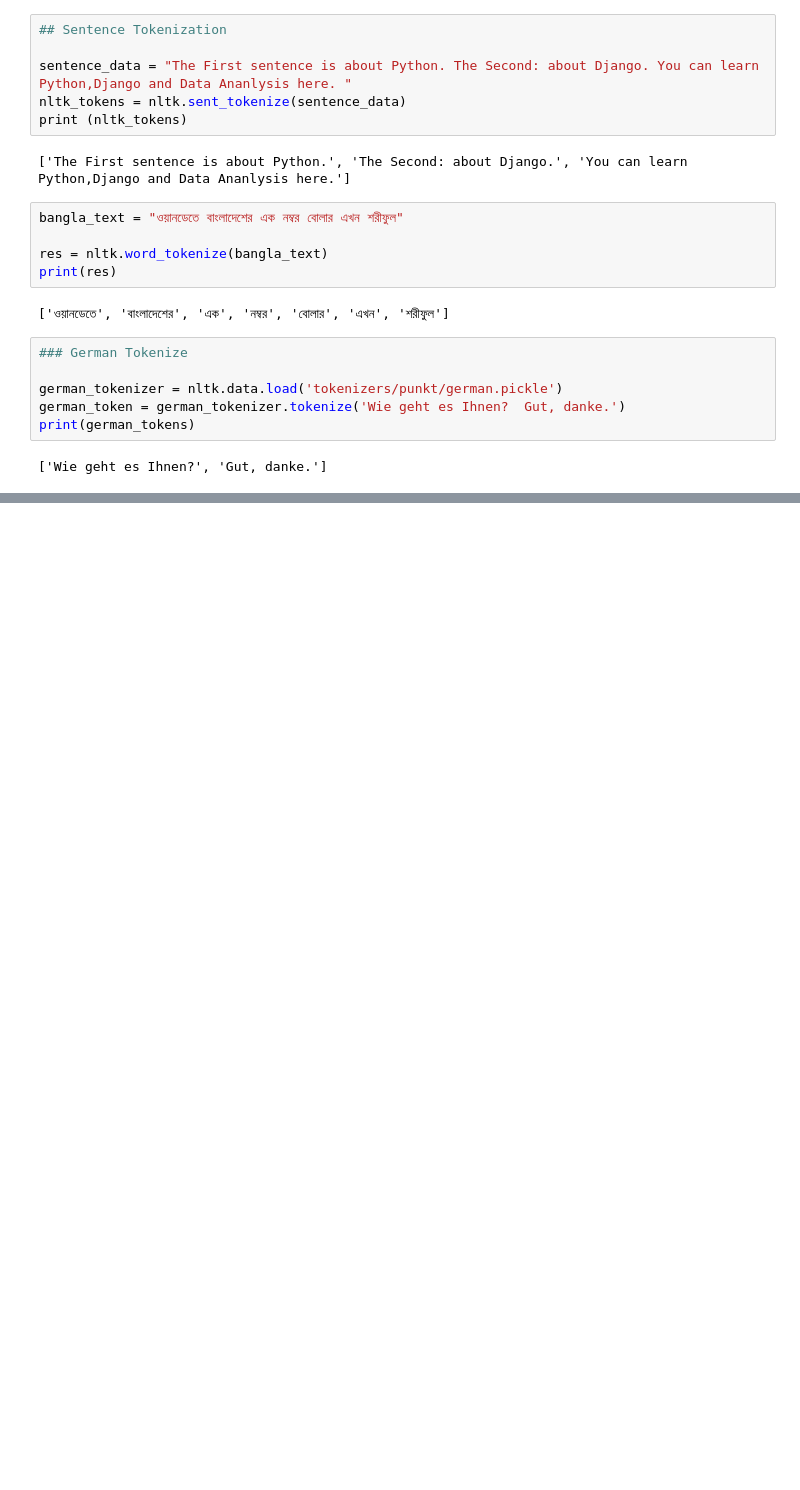
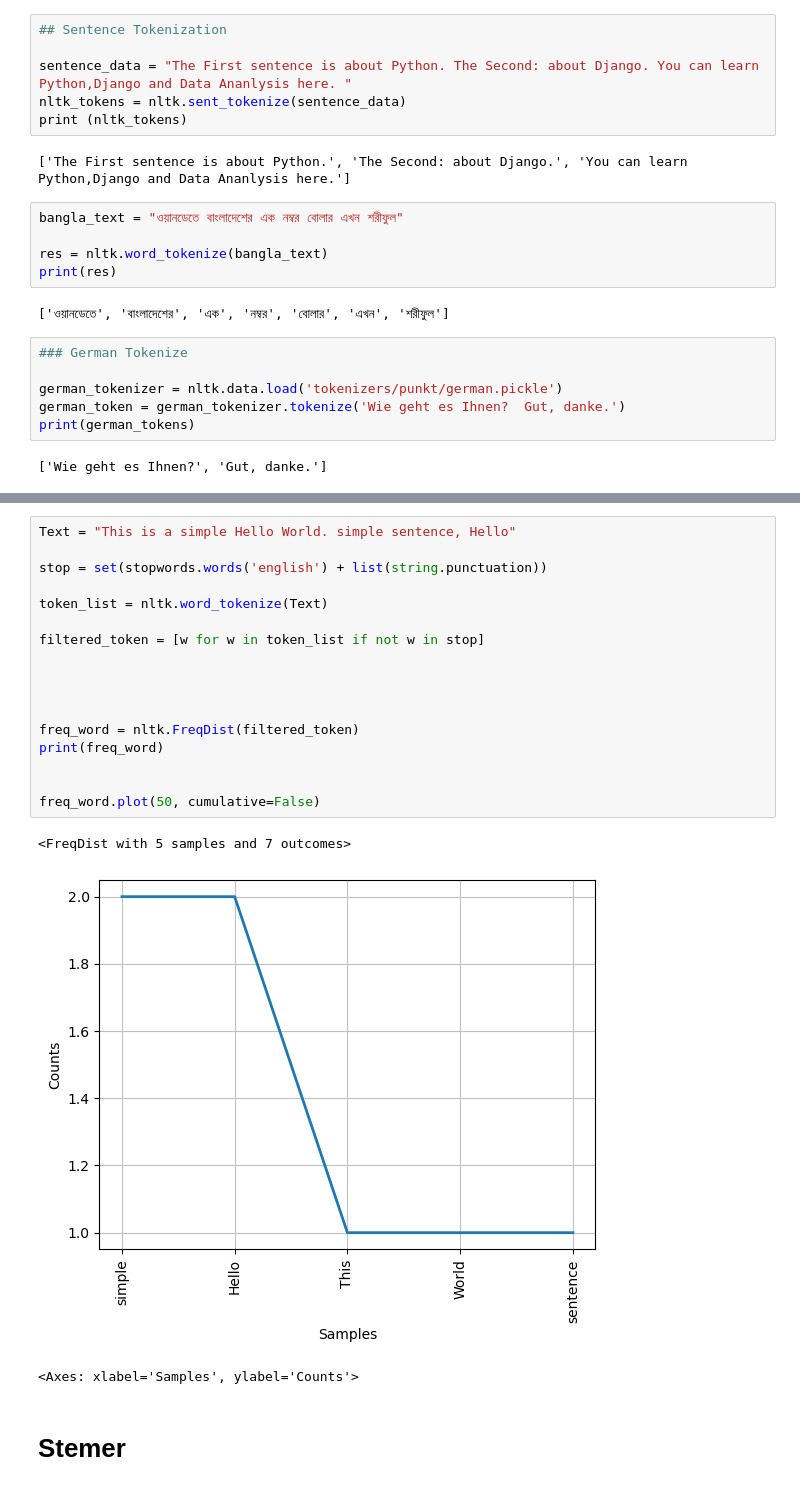
Before and after one commit to TheAhmadSharif/ML_Lab, a Jupyter notebook: NLP_Text_Data/Tokenization_Lemmatization.ipynb, the cells around one changed output, grey strips where cells are left out. Cells and saved outputs as stored; diff of their text form; blank space fills up the shorter version.

Commit message:
NLTK

```diff
--- a/NLP_Text_Data/Tokenization_Lemmatization.ipynb
+++ b/NLP_Text_Data/Tokenization_Lemmatization.ipynb
@@ -61,0 +163,23 @@ print(german_tokens)
+# %%
+Text = "This is a simple Hello World. simple sentence, Hello"
+
+stop = set(stopwords.words('english') + list(string.punctuation))
+
+token_list = nltk.word_tokenize(Text)
+
+filtered_token = [w for w in token_list if not w in stop]
+
+
+
+
+freq_word = nltk.FreqDist(filtered_token)
+print(freq_word)
+
+
+freq_word.plot(50, cumulative=False)
+# %% [output]
+<FreqDist with 5 samples and 7 outcomes>
+[figure, added]
+<Axes: xlabel='Samples', ylabel='Counts'>
+# %% [markdown]
+#  Stemer
```
Also changed, not shown: parts of 20 cells of this notebook, 4 other files.
